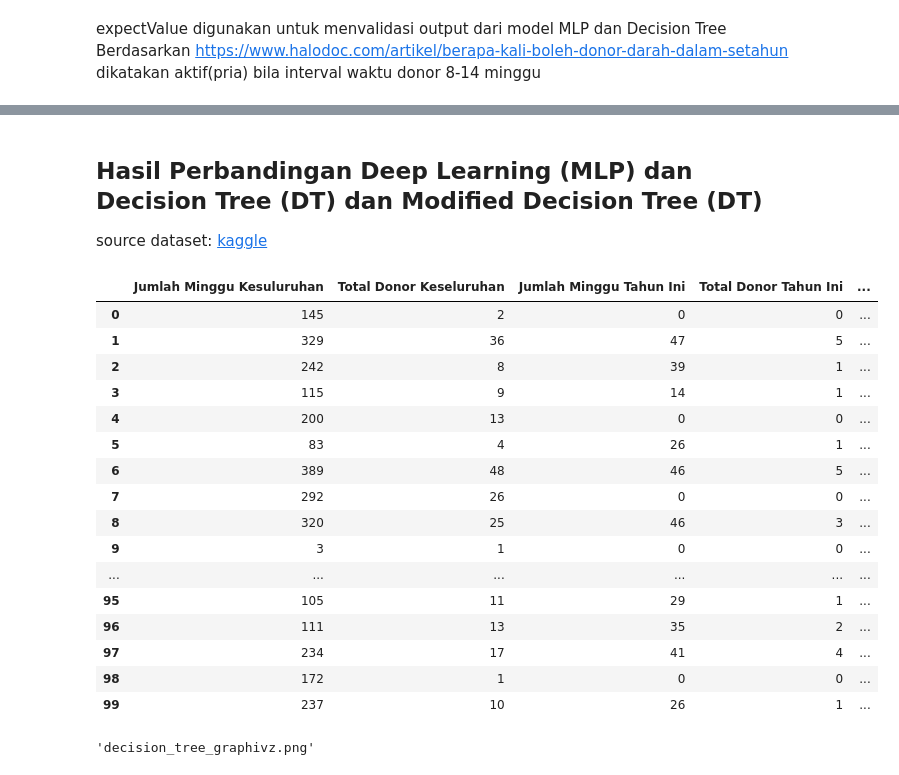
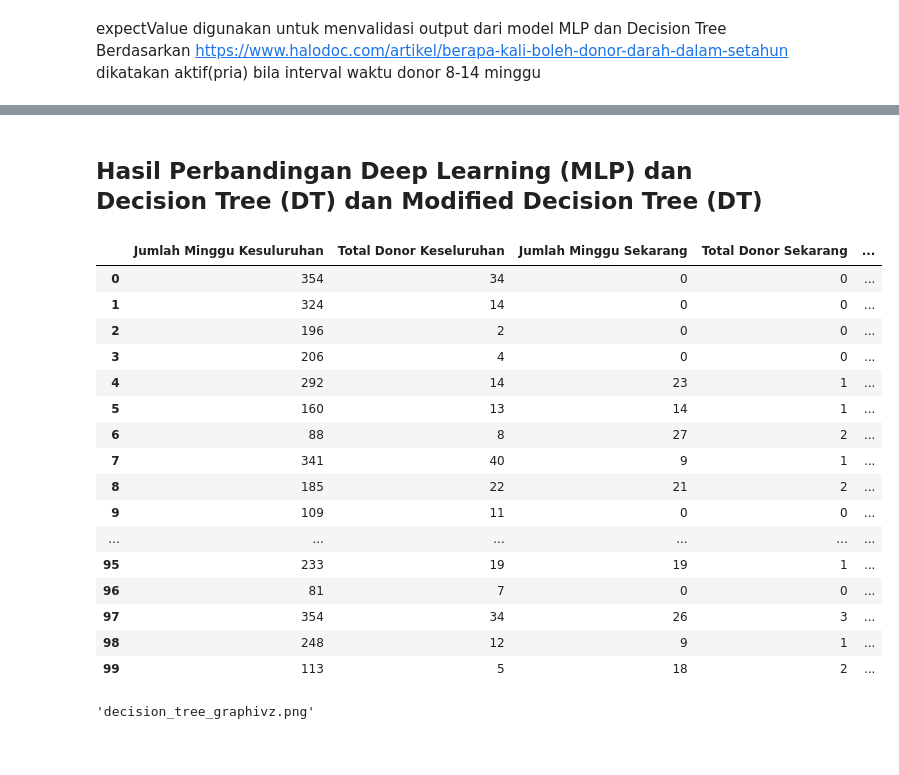
Before and after one commit to JohansenJunias20/blood-donation, a Jupyter notebook: model/train.ipynb, the cells around one changed output, grey strips where cells are left out. Cells and saved outputs as stored; diff of their text form; code cells hidden in the pictures.

Commit message:
modified model

```diff
--- a/model/train.ipynb
+++ b/model/train.ipynb
@@ -54,31 +69,0 @@ def rules(n):
-# %%
-
-import random
-import math
-
-
-def generateData(n, with_label=True):
-    data = []
-    for i in range(0, n):
-        minggu = random.randint(1, 392)
-
-        totaldonor = 1 if math.floor(
-            minggu/8) == 0 else random.randint(1, math.floor(minggu/8))
-        totalminggu_now = random.randint(0, 52)
-        totaldonor_now = random.randint(0, int(min(totaldonor-1,totalminggu_now/8)))
-        if totalminggu_now == 0 or totaldonor_now == 0:
-            totalminggu_now = 0
-            totaldonor_now = 0
-        d = [minggu, totaldonor, totalminggu_now, totaldonor_now]
-        if with_label:
-            data.append(d + [rules(d)])
-        else:
-            data.append(d)
-    return data
-
-
-data = generateData(2000)
-
-real_df = pd.DataFrame(data, columns=["Jumlah Minggu Kesuluruhan", "Total Donor Keseluruhan",
-                       "Jumlah Minggu Tahun Ini", "Total Donor Tahun Ini", "aktif"])
-real_df.tail()
@@ -227,10 +201,9 @@ Berdasarkan https://www.halodoc.com/artikel/berapa-kali-boleh-donor-darah-dalam-
 # %%
-DTresult = model.predict(real_case_arr)
-# MLPresult = mlp.predict(scaled_real_case_arr)
+MLPresult = mlp.predict(scaled_real_case_arr)
 
-real_case_df = pd.DataFrame(real_case_arr,columns=["Jumlah Minggu Kesuluruhan", "Total Donor Keseluruhan", "Jumlah Minggu Tahun Ini", "Total Donor Tahun Ini"])
-# real_case_df["Predicted Value (MLP)"] = MLPresult
-real_case_df["Predicted Value (DT)"] = DTresult
+real_case_df = pd.DataFrame(real_case_arr,columns=["Jumlah Minggu Kesuluruhan", "Total Donor Keseluruhan", "Jumlah Minggu Sekarang", "Total Donor Sekarang"])
+real_case_df["Predicted Value (MLP)"] = MLPresult
+# real_case_df["Predicted Value (DT)"] = DTresult
 real_case_df["Expected Value"] = expectValue
 # %%
 from IPython.display import display, HTML
@@ -300,28 +273,27 @@ modifiedDTresult = modifiedDT.predict(real_case_arr_modified)
 # %%
 real_case_df["Predicted Value (modified DT)"] = modifiedDTresult
 
-display(HTML("<h2>Hasil Perbandingan Deep Learning (MLP) dan Decision Tree (DT) dan Modified Decision Tree (DT)</h2><p>source dataset: <a href='https://www.kaggle.com/datasets/ninalabiba/blood-transfusion-dataset?resource=download'>kaggle</a></p>"))
+display(HTML("<h2>Hasil Perbandingan Deep Learning (MLP) dan Decision Tree (DT) dan Modified Decision Tree (DT)</h2>"))
 display(HTML(f"<div style='overflow-y:auto;max-height:200px'>{real_case_df.to_html()}</div>"))
 # %% [output]
 Hasil Perbandingan Deep Learning (MLP) dan Decision Tree (DT) dan Modified Decision Tree (DT)
-source dataset: kaggle
-|  | Jumlah Minggu Kesuluruhan | Total Donor Keseluruhan | Jumlah Minggu Tahun Ini | Total Donor Tahun Ini | ... |
-| 0 | 145 | 2 | 0 | 0 | ... |
-| 1 | 329 | 36 | 47 | 5 | ... |
-| 2 | 242 | 8 | 39 | 1 | ... |
-| 3 | 115 | 9 | 14 | 1 | ... |
-| 4 | 200 | 13 | 0 | 0 | ... |
-| 5 | 83 | 4 | 26 | 1 | ... |
-| 6 | 389 | 48 | 46 | 5 | ... |
-| 7 | 292 | 26 | 0 | 0 | ... |
-| 8 | 320 | 25 | 46 | 3 | ... |
-| 9 | 3 | 1 | 0 | 0 | ... |
+|  | Jumlah Minggu Kesuluruhan | Total Donor Keseluruhan | Jumlah Minggu Sekarang | Total Donor Sekarang | ... |
+| 0 | 354 | 34 | 0 | 0 | ... |
+| 1 | 324 | 14 | 0 | 0 | ... |
+| 2 | 196 | 2 | 0 | 0 | ... |
+| 3 | 206 | 4 | 0 | 0 | ... |
+| 4 | 292 | 14 | 23 | 1 | ... |
+| 5 | 160 | 13 | 14 | 1 | ... |
+| 6 | 88 | 8 | 27 | 2 | ... |
+| 7 | 341 | 40 | 9 | 1 | ... |
+| 8 | 185 | 22 | 21 | 2 | ... |
+| 9 | 109 | 11 | 0 | 0 | ... |
 | ... | ... | ... | ... | ... | ... |
-| 95 | 105 | 11 | 29 | 1 | ... |
-| 96 | 111 | 13 | 35 | 2 | ... |
-| 97 | 234 | 17 | 41 | 4 | ... |
-| 98 | 172 | 1 | 0 | 0 | ... |
-| 99 | 237 | 10 | 26 | 1 | ... |
+| 95 | 233 | 19 | 19 | 1 | ... |
+| 96 | 81 | 7 | 0 | 0 | ... |
+| 97 | 354 | 34 | 26 | 3 | ... |
+| 98 | 248 | 12 | 9 | 1 | ... |
+| 99 | 113 | 5 | 18 | 2 | ... |
 # %%
 # fig = plt.figure(figsize=(25,20))
 # _ = tree.plot_tree(model,
```
Also changed, not shown: parts of 14 cells of this notebook, 4 other files.
